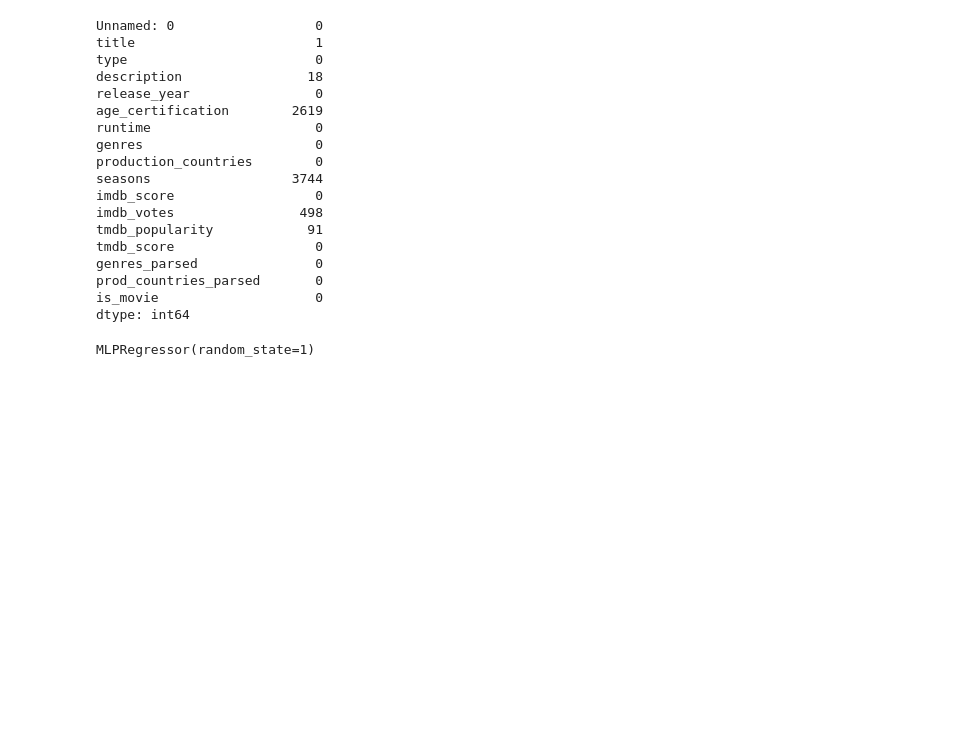
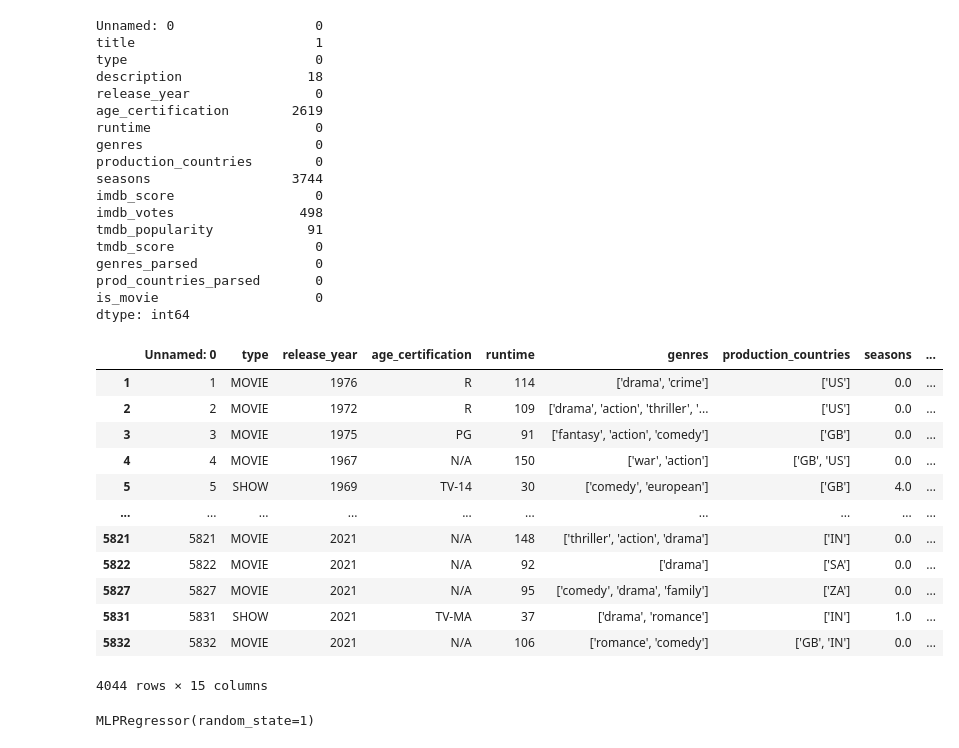
Before and after one commit to EzeSpk-Org/Proyecto_Final_Grupo3_DS29765, a Jupyter notebook: Predictor copy.ipynb, the cells around one changed output. Drawn from its saved outputs; the diff is of its cells as text; code cells hidden in the pictures; blank space fills up the shorter version.

```diff
--- a/Predictor copy.ipynb
+++ b/Predictor copy.ipynb
@@ -79,7 +79,29 @@ df.drop("description", axis=1, inplace=True)
 df['age_certification'].fillna("N/A", inplace=True)
 df['seasons'].fillna(0.0, inplace=True)
 df['tmdb_popularity'].fillna(df['tmdb_popularity'].mean(), inplace=True)
-df['imdb_votes'].fillna(df['imdb_votes'].mean(), inplace=True)
+df.dropna(subset='imdb_votes',inplace=True)
+# %%
+
+
+indexNames = df[df['imdb_votes'] <= 5e+02].index
+
+df.drop(indexNames , inplace=True)
+
+df.round({'imdb_score': 0})
+# %% [output]
+|  | Unnamed: 0 | type | release_year | age_certification | runtime | genres | production_countries | seasons | ... |
+| 1 | 1 | MOVIE | 1976 | R | 114 | ['drama', 'crime'] | ['US'] | 0.0 | ... |
+| 2 | 2 | MOVIE | 1972 | R | 109 | ['drama', 'action', 'thriller', '... | ['US'] | 0.0 | ... |
+| 3 | 3 | MOVIE | 1975 | PG | 91 | ['fantasy', 'action', 'comedy'] | ['GB'] | 0.0 | ... |
+| 4 | 4 | MOVIE | 1967 | N/A | 150 | ['war', 'action'] | ['GB', 'US'] | 0.0 | ... |
+| 5 | 5 | SHOW | 1969 | TV-14 | 30 | ['comedy', 'european'] | ['GB'] | 4.0 | ... |
+| ... | ... | ... | ... | ... | ... | ... | ... | ... | ... |
+| 5821 | 5821 | MOVIE | 2021 | N/A | 148 | ['thriller', 'action', 'drama'] | ['IN'] | 0.0 | ... |
+| 5822 | 5822 | MOVIE | 2021 | N/A | 92 | ['drama'] | ['SA'] | 0.0 | ... |
+| 5827 | 5827 | MOVIE | 2021 | N/A | 95 | ['comedy', 'drama', 'family'] | ['ZA'] | 0.0 | ... |
+| 5831 | 5831 | SHOW | 2021 | TV-MA | 37 | ['drama', 'romance'] | ['IN'] | 1.0 | ... |
+| 5832 | 5832 | MOVIE | 2021 | N/A | 106 | ['romance', 'comedy'] | ['GB', 'IN'] | 0.0 | ... |
+4044 rows × 15 columns
 # %%
 # Trasnfroma las variables categoricas en numericas
 all_data = pd.get_dummies(df[[  'age_certification',
```
Also changed, not shown: parts of 15 cells of this notebook.
